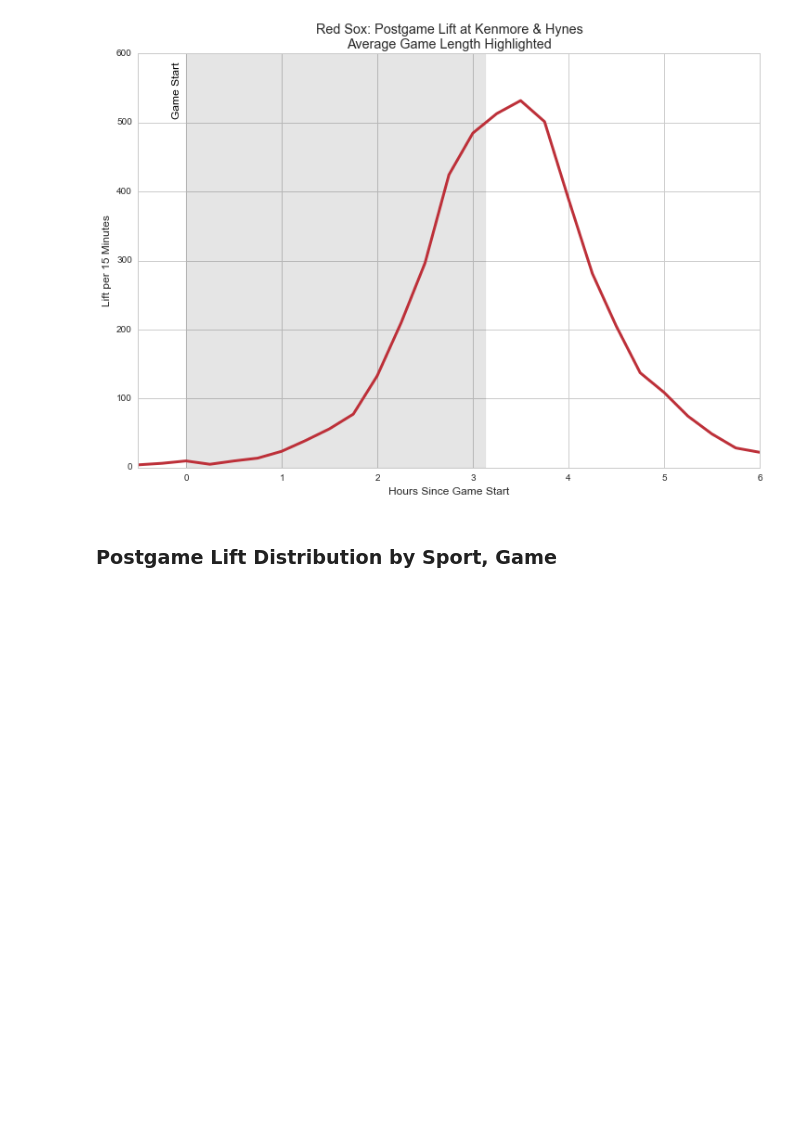
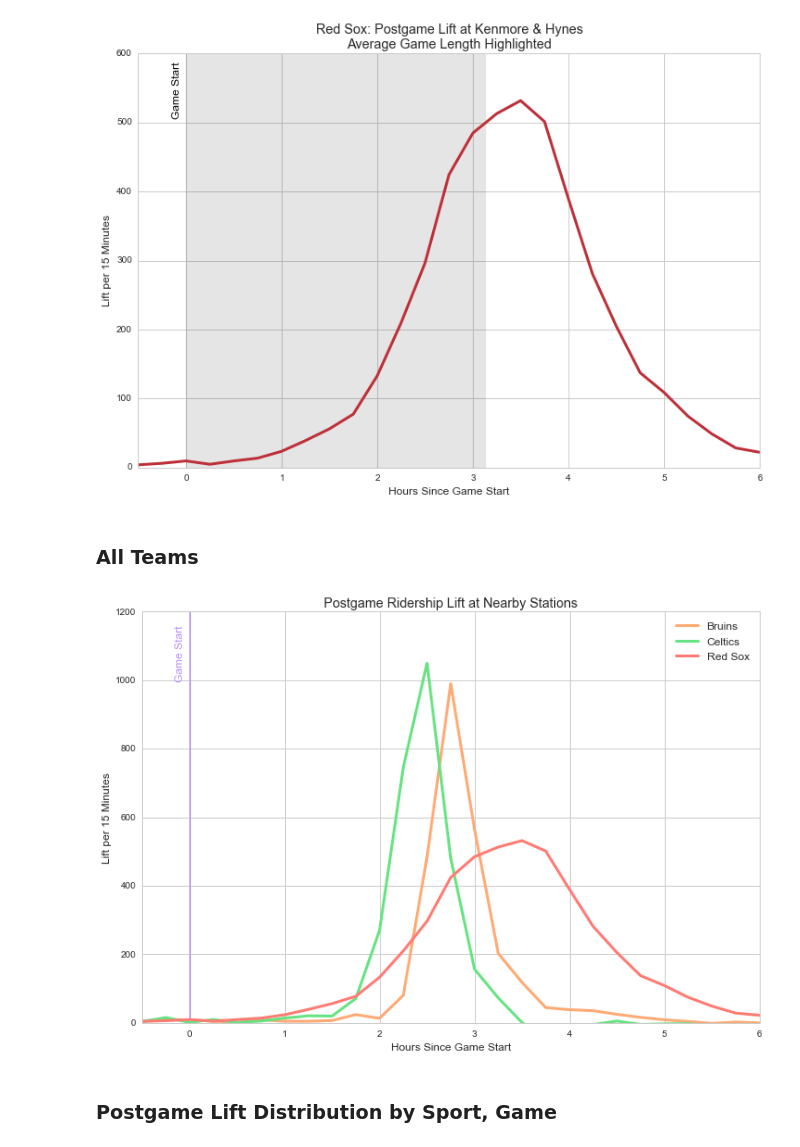
Before and after one commit to azampagl/harvard-capstone, a Jupyter notebook: src/sports/postgame.ipynb, the cells around one changed output. Saved outputs shown, nothing was run; the diff lists cells and outputs as text; code cells hidden in the pictures; blank space fills up the shorter version.

```diff
--- a/src/sports/postgame.ipynb
+++ b/src/sports/postgame.ipynb
@@ -71,7 +71,7 @@ for t,d in postgame.iteritems():
 # Traverse teams.
 for team in teams:
     # Start plotting.
-    plt.figure(figsize=figsize['default'])
+    plt.figure(figsize=figsize[default_chart_format])
 
     # Plot for team.
     postgame_agg_team = postgame_agg_hours[team]
@@ -100,6 +100,45 @@ for team in teams:
 [figure]
 [figure]
 [figure]
+# %% [markdown]
+### All Teams
+# %%
+# Start plotting.
+plt.figure(figsize=figsize[default_chart_format])
+
+# Traverse teams.
+for team in teams:
+    postgame_agg_team = postgame_agg_hours[team]
+    plt.plot(postgame_agg_team.hours_since_game_start, postgame_agg_team.entry_lift, lw=line_widths[default_chart_format], c=team_colors_pastel[team], label=team_names[team])
+
+# Limits and axes.
+plt.ylim((0,plt.ylim()[1]))
+plt.xlim((postgame_agg_team.hours_since_game_start.min(), postgame_agg_team.hours_since_game_start.max()))
+
+# Labels.
+plt.title('Postgame Ridership Lift at Nearby Stations', fontsize=fontsize['title'][default_chart_format])
+plt.xlabel('Hours Since Game Start', fontsize=fontsize['label'][default_chart_format])
+plt.ylabel('Lift per 15 Minutes', fontsize=fontsize['label'][default_chart_format])
+plt.xticks(fontsize=fontsize['ticks'][default_chart_format])
+plt.yticks(fontsize=fontsize['ticks'][default_chart_format])
+
+# Legend.
+plt.legend(loc=1, fontsize=fontsize['legend'][default_chart_format])
+
+# Annotations.
+game_start_line(fontsize=fontsize['game_range'][default_chart_format], line_alpha=.7, axis_rev=False)
+
+# Grid.
+plt.grid(**grid_settings[default_chart_format])
+
+# Save PDF.
+if default_chart_format == 'poster':
+    plt.savefig('postgame_lift_all_teams.pdf')
+
+# Show.
+plt.show()
+# %% [output]
+[figure, added]
 # %% [markdown]
 ### Postgame Lift Distribution by Sport, Game
 # %%
```
Also changed, not shown: parts of 1 cell of this notebook, 3 other files.
